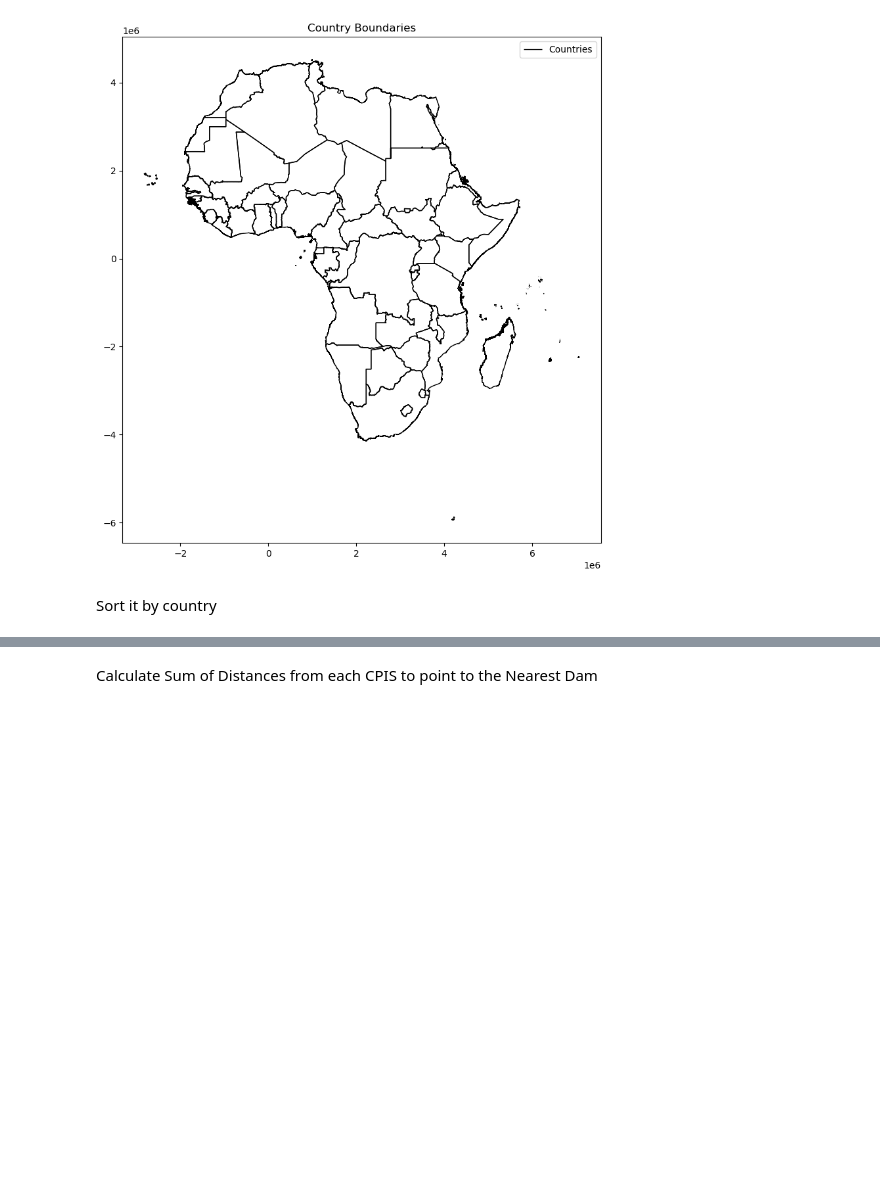
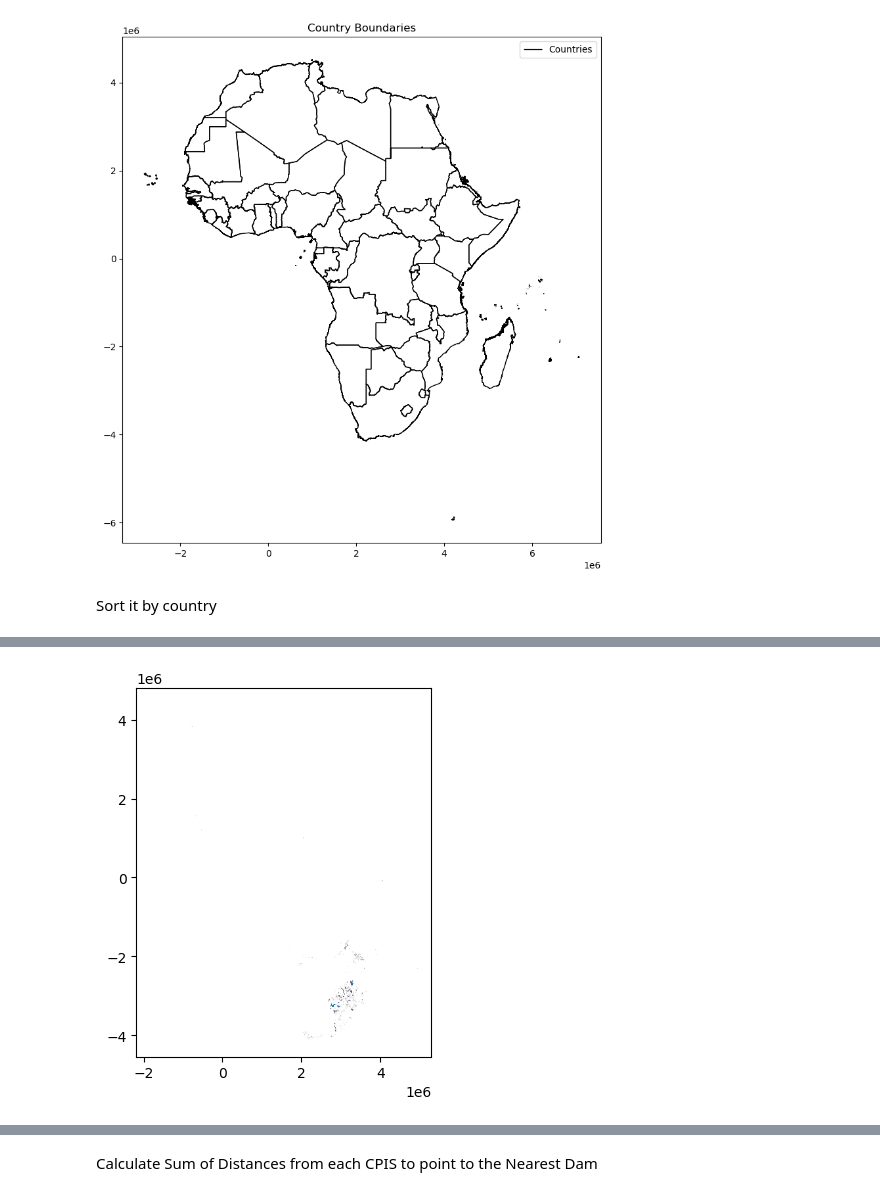
Before and after one commit to rellimylime/Africa_Irrigation, a Jupyter notebook: Code/1_analyze_data/4_Dams_AEI.ipynb, the cells around one changed output, grey strips where cells are left out. Cells and saved outputs as stored; diff of their text form; code cells hidden in the pictures; blank space fills up the shorter version.

Commit message:
By Aridity

```diff
--- a/Code/1_analyze_data/4_Dams_AEI.ipynb
+++ b/Code/1_analyze_data/4_Dams_AEI.ipynb
@@ -206,0 +120,12 @@ EPSG:3857
+# %%
+# Define the aridity layers
+layers = ['Semi_Arid', 'Arid', 'Hyper_Arid', 'All']
+
+# Create a dictionary to hold the CPIS GeoDataFrames for each layer
+layer_cpis_gdfs = {}
+
+# Load the CPIS GeoDataFrames into the dictionary
+for layer in tqdm(layers, desc="Loading CPIS Layers"):
+    shp_path = resolve_path(config[f'Combined_CPIS_{layer}_shp_path'])
+    layer_cpis_gdfs[layer] = gpd.read_file(shp_path)
+    print(f"Loaded {layer} CPIS GeoDataFrame with CRS: {layer_cpis_gdfs[layer].crs}")
@@ -295,0 +161,77 @@ print(gdf_cpis_joined.head())
+# %%
+
+# Define a function to perform spatial join, keep necessary columns, and save the result
+def perform_spatial_join_and_save(gdf, gdf_countries, output_path, include_raster_val=False):
+
+    # Check if 'ISO3' is in the gdf_countries columns before the join
+    if 'ISO3' not in gdf_countries.columns:
+        print(f"Error: 'ISO3' column is missing in the countries GeoDataFrame.")
+        return None
+
+    # Check if the necessary columns are in the gdf being joined
+    required_columns = ['geometry']
+    if include_raster_val:
+        required_columns.append('raster_val')
+
+    for col in required_columns:
+        if col not in gdf.columns:
+            print(f"Error: '{col}' column is missing in the input GeoDataFrame.")
+            return None
+
+    # Perform spatial join
+    joined_gdf = gpd.sjoin(gdf, gdf_countries[['ISO3', 'geometry']], how='left', predicate='within')
+
+    # Use the 'ISO3_right' column from the country data and drop 'ISO3_left'
+    if 'ISO3_right' in joined_gdf.columns:
+        joined_gdf = joined_gdf.rename(columns={'ISO3_right': 'ISO3'})
+        joined_gdf = joined_gdf.drop(columns=['ISO3_left', 'index_right'], errors='ignore')
+    elif 'ISO3' not in joined_gdf.columns:
+        print(f"Warning: 'ISO3' column is missing after the join for {output_path}")
+        print("Available columns after join:", joined_gdf.columns)
+        return None
+
+    # Keep necessary columns
+    if include_raster_val and 'raster_val' in gdf.columns:
+        joined_gdf = joined_gdf[['geometry', 'raster_val', 'ISO3']]
+    else:
+        joined_gdf = joined_gdf[['geometry', 'ISO3']]
+
+    # Save the joined GeoDataFrame to a shapefile
+    joined_gdf.to_file(output_path, driver='ESRI Shapefile')
+
+    joined_gdf.plot()
+    plt.show()
+
+    return joined_gdf
+
+# Update the CPIS dictionary with joined data and save each one
+for layer, gdf in layer_cpis_gdfs.items():
+    output_path = resolve_path(config[f'Combined_CPIS_{layer}_by_Country_shp_path'])
+    result = perform_spatial_join_and_save(gdf, gdf_countries_reproj, output_path)
+    if result is not None:
+        layer_cpis_gdfs[layer] = result
+        print(f"CPIS data for {layer} layer spatially joined, updated, and saved to {output_path}.")
+    else:
+        print(f"Skipping saving for {layer} due to missing required columns or join issues.")
+
+# Update the AEI dictionary with joined data and save each one
+for layer, gdf in layer_AEI_gdfs.items():
+    output_path = resolve_path(config[f'{layer}_AEI_2015_by_Country_shp_path'])
+    result = perform_spatial_join_and_save(gdf, gdf_countries_reproj, output_path, include_raster_val=True)
+    if result is not None:
+        layer_AEI_gdfs[layer] = result
+        print(f"AEI data for {layer} layer spatially joined, updated, and saved to {output_path}.")
+    else:
+        print(f"Skipping saving for {layer} due to missing required columns or join issues.")
+
+# Update the Dam dictionary with joined data and save each one
+for layer, gdf in layer_dam_gdfs.items():
+    output_path = resolve_path(config[f'Dam_{layer}_by_Country_shp_path'])
+    result = perform_spatial_join_and_save(gdf, gdf_countries_reproj, output_path)
+    if result is not None:
+        layer_dam_gdfs[layer] = result
+        print(f"Dam data for {layer} layer spatially joined, updated, and saved to {output_path}.")
+    else:
+        print(f"Skipping saving for {layer} due to missing required columns or join issues.")
+# %% [output]
+[figure, added]
```
Also changed, not shown: parts of 24 cells of this notebook.
